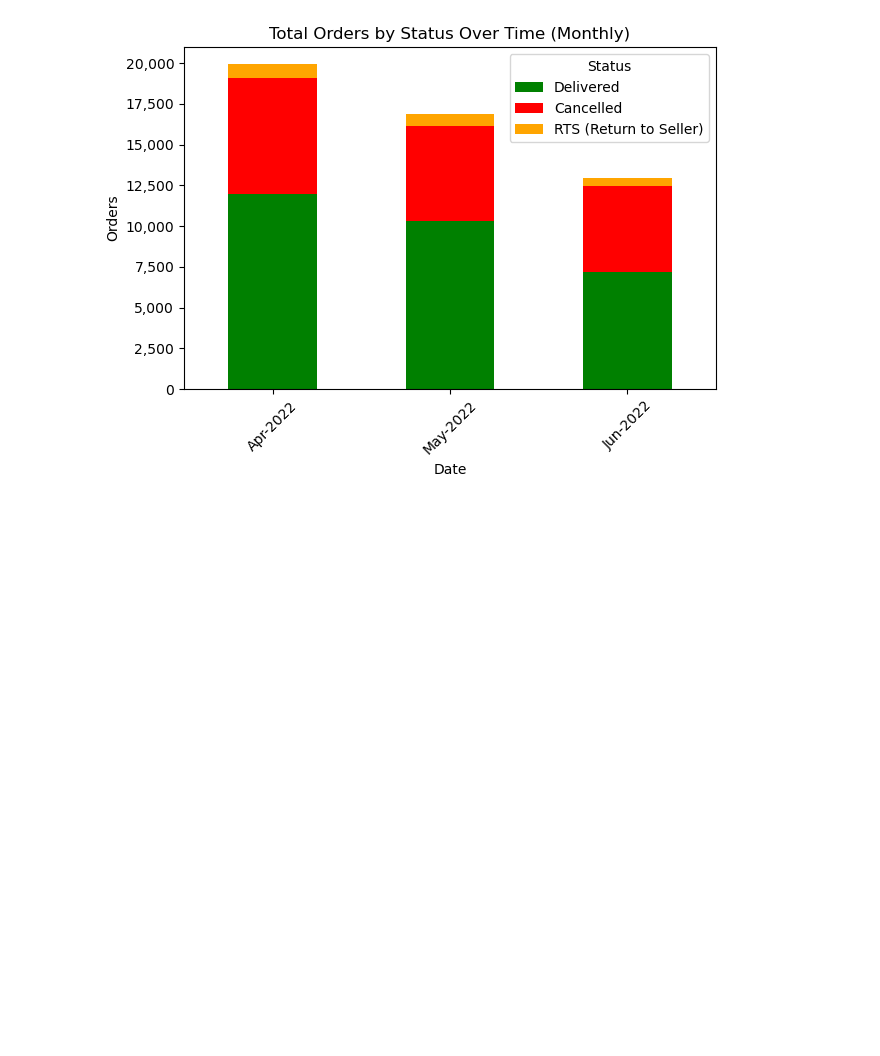
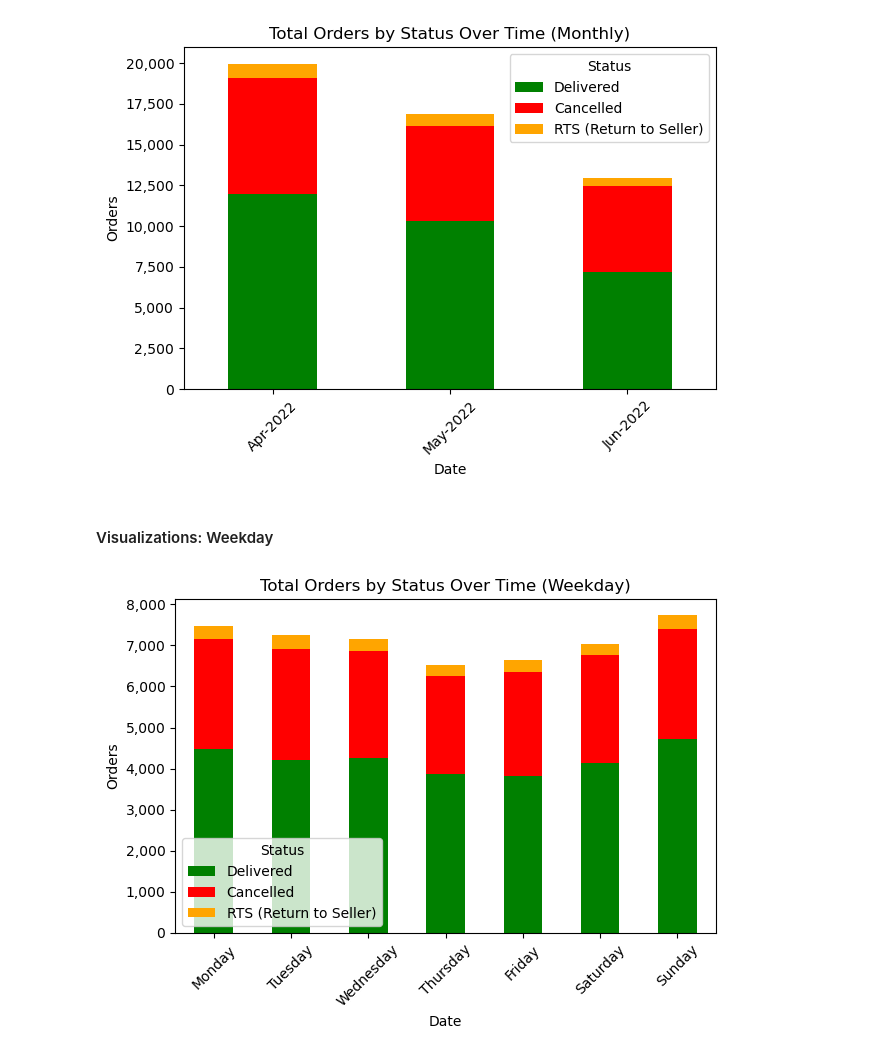
Before and after one commit to brianna-mitri/project-1, a Jupyter notebook: BM_Work/time_analysis.ipynb, the cells around one changed output. Saved outputs shown, nothing was run; the diff lists cells and outputs as text; code cells hidden in the pictures; blank space fills up the shorter version.

```diff
--- a/BM_Work/time_analysis.ipynb
+++ b/BM_Work/time_analysis.ipynb
@@ -194,3 +206,14 @@ monthly_agg = aggregate_sales(product_sales_df, 'ME')
+# %%
+# aggregate data for week day
+weekday_agg = product_sales_df.groupby(['Day', 'Status']).agg(
+    Orders=('Order ID', 'count'),
+    Revenue=('Amount', 'sum')
+).reset_index()
+# %%
+# sort weekday order from Mon-Sun
+weekday_order = ['Monday', 'Tuesday', 'Wednesday', 'Thursday', 'Friday', 'Saturday', 'Sunday']
+weekday_agg['Day'] = pd.Categorical(weekday_agg['Day'], categories=weekday_order, ordered=True)
+weekday_agg = weekday_agg.sort_values('Day')
 # %% [markdown]
 #### Visualizations: Revenue
 # %%
@@ -307,3 +330,34 @@ plot_count_aggregated(weekly_agg, 'Weekly')
 plot_count_aggregated(monthly_agg, 'Monthly')
 # %% [output]
 [figure]
+# %% [markdown]
+#### Visualizations: Weekday
+# %%
+# pivot data for total orders visualzation
+pivot_data = weekday_agg.pivot(index='Day', columns='Status', values='Orders').fillna(0)
+
+# reorder Status values for desired stacking order
+stack_order = ['Delivered', 'Cancelled', 'RTS (Return to Seller)']
+pivot_data = pivot_data[stack_order]
+
+# create the plot
+cnt_plt = pivot_data.plot(kind='bar', stacked=True, color={
+    'Delivered': 'green',
+    'Cancelled': 'red',
+    'RTS (Return to Seller)': 'orange'})
+
+# format yaxis to display full numbers with commas
+cnt_plt.yaxis.set_major_formatter(mticker.StrMethodFormatter('{x:,.0f}'))
+
+# customize formatting
+plt.title(f'Total Orders by Status Over Time (Weekday)')
+plt.xlabel('Date')
+plt.ylabel('Orders')
+plt.xticks(rotation=45)
+plt.legend(title='Status')
+plt.tight_layout()
+
+# show plot
+plt.show()
+# %% [output]
+[figure, added]
```
Also changed, not shown: parts of 20 cells of this notebook.
